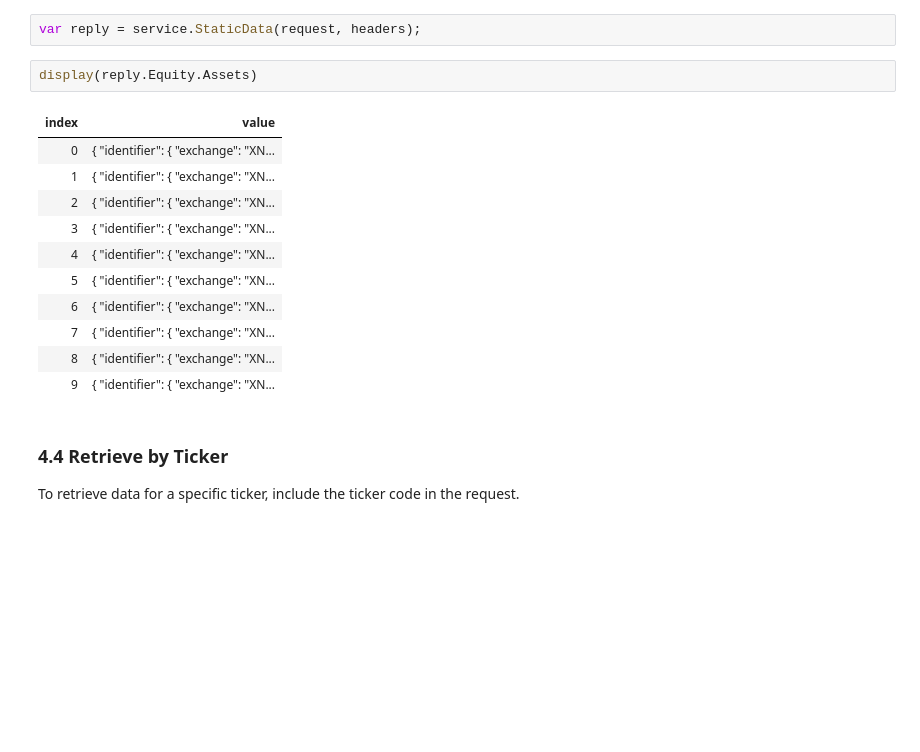
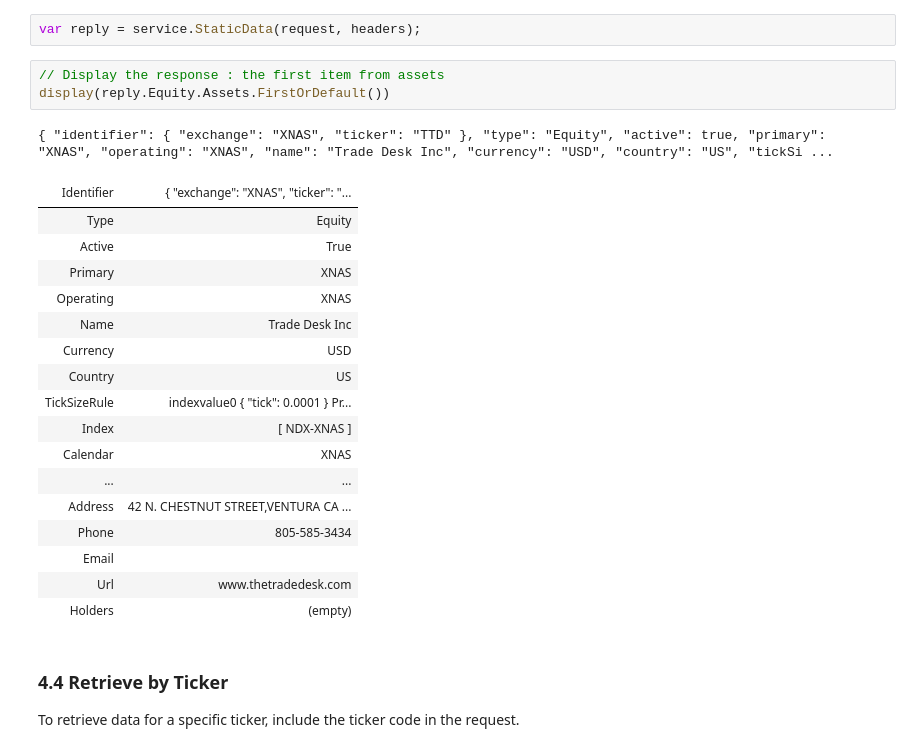
Before and after one commit to systemathics/notebook-examples, a Jupyter notebook: csharp/1-Reference data/01 - Get Started.ipynb, the cells around one changed output. Saved outputs shown, nothing was run; the diff lists cells and outputs as text; blank space fills up the shorter version.

Commit message:
C# Get Started : display only th first item

```diff
--- a/csharp/1-Reference data/01 - Get Started.ipynb
+++ b/csharp/1-Reference data/01 - Get Started.ipynb
@@ -150,19 +151,27 @@ var request = new StaticDataRequest
 # %%
 var reply = service.StaticData(request, headers);
 # %%
-display(reply.Equity.Assets)
+// Display the response : the first item from assets
+display(reply.Equity.Assets.FirstOrDefault())
 # %% [output]
+{ "identifier": { "exchange": "XNAS", "ticker": "TTD" }, "type": "Equity", "active": true, "primary": "XNAS", "operating": "XNAS", "name": "Trade Desk Inc", "currency": "USD", "country": "US", "tickSi ...
-| index | value |
-| 0 | { "identifier": { "exchange": "XN... |
-| 1 | { "identifier": { "exchange": "XN... |
-| 2 | { "identifier": { "exchange": "XN... |
-| 3 | { "identifier": { "exchange": "XN... |
-| 4 | { "identifier": { "exchange": "XN... |
-| 5 | { "identifier": { "exchange": "XN... |
-| 6 | { "identifier": { "exchange": "XN... |
-| 7 | { "identifier": { "exchange": "XN... |
-| 8 | { "identifier": { "exchange": "XN... |
-| 9 | { "identifier": { "exchange": "XN... |
+| Identifier | { "exchange": "XNAS", "ticker": "... |
+| Type | Equity |
+| Active | True |
+| Primary | XNAS |
+| Operating | XNAS |
+| Name | Trade Desk Inc |
+| Currency | USD |
+| Country | US |
+| TickSizeRule | indexvalue0 { "tick": 0.0001 } Pr... |
+| Index | [ NDX-XNAS ] |
+| Calendar | XNAS |
+| ... | ... |
+| Address | 42 N. CHESTNUT STREET,VENTURA CA ... |
+| Phone | 805-585-3434 |
+| Email |  |
+| Url | www.thetradedesk.com |
+| Holders | (empty) |
 # %% [markdown]
 ### 4.4 Retrieve by Ticker
 To retrieve data for a specific ticker, include the ticker code in the request.
```
Also changed, not shown: parts of 1 cell of this notebook.
